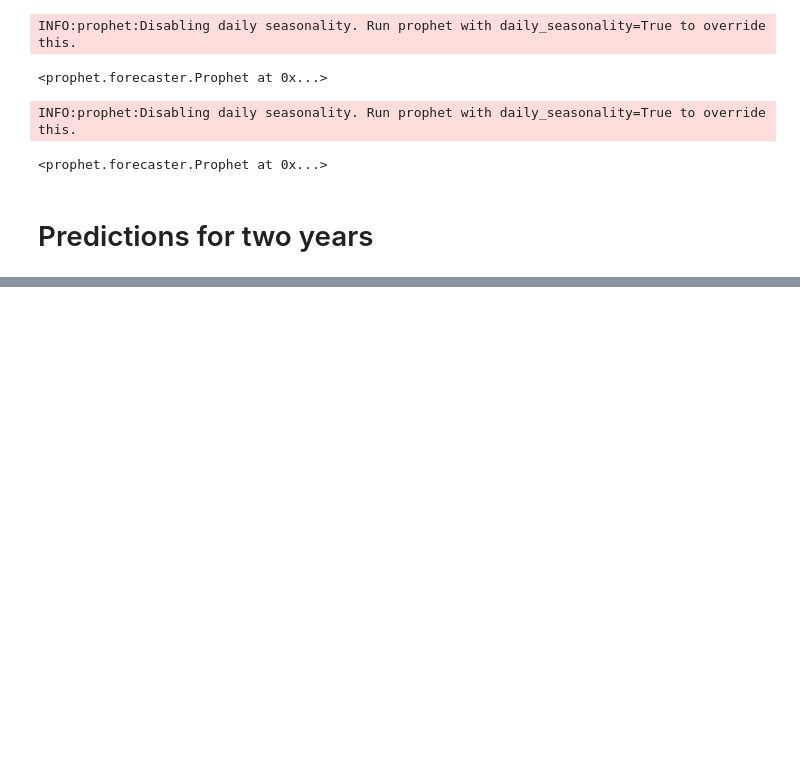
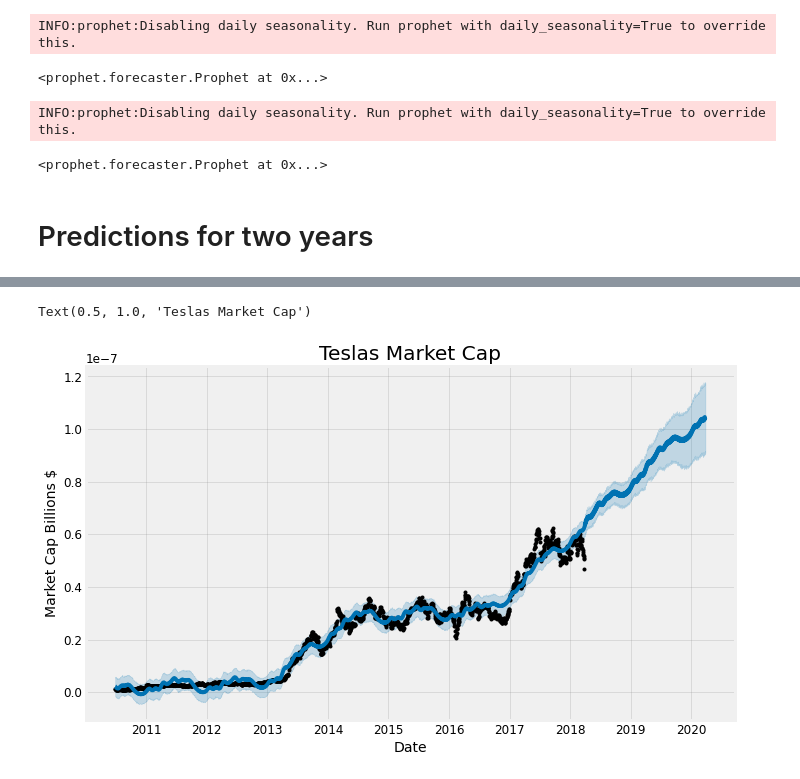
Before and after one commit to hatchdavid1/fb_prophet_test, a Jupyter notebook: fbprophet_test.ipynb, the cells around one changed output, grey strips where cells are left out. Drawn from its saved outputs; the diff is of its cells as text; code cells hidden in the pictures; blank space fills up the shorter version.

```diff
--- a/fbprophet_test.ipynb
+++ b/fbprophet_test.ipynb
@@ -144,0 +150,6 @@ tesla_forecast = tesla_prophet.predict(tesla_forecast)
+# %%
+tesla_prophet.plot(tesla_forecast, xlabel = 'Date', ylabel = 'Market Cap Billions $')
+plt.title('Teslas Market Cap')
+# %% [output]
+Text(0.5, 1.0, 'Teslas Market Cap')
+[figure, added]
```
Also changed, not shown: parts of 1 cell of this notebook.
